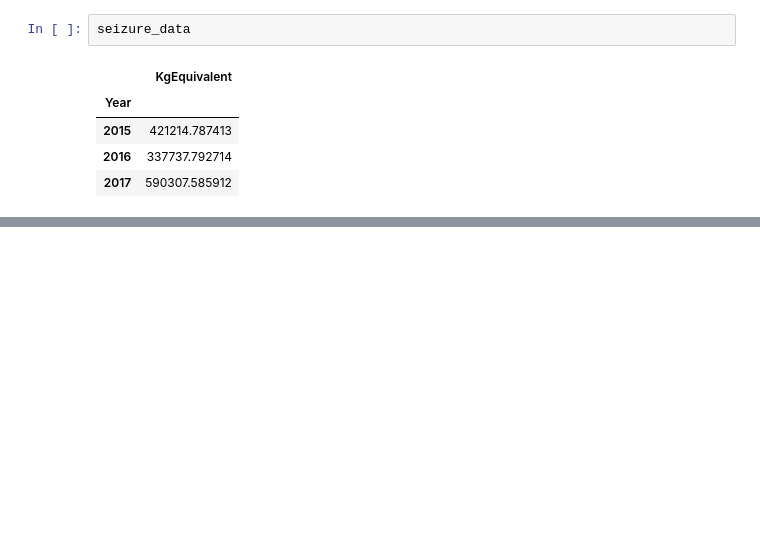
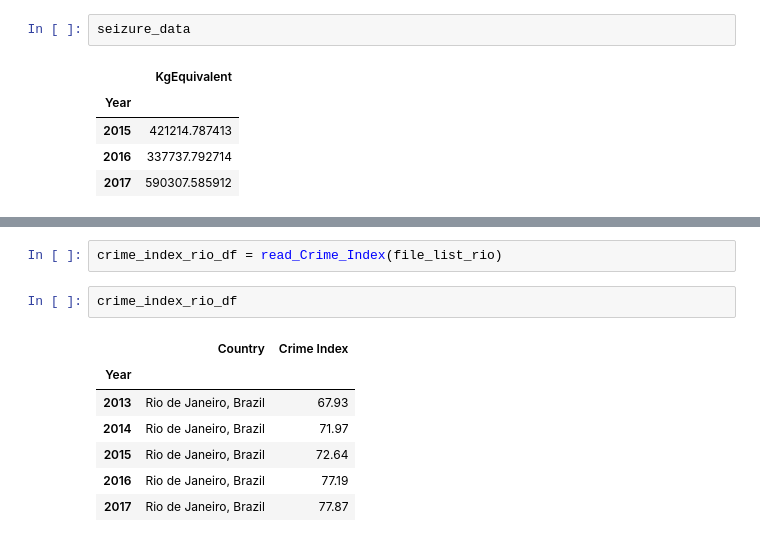
Before and after one commit to Trevor-Velez/project-1, a Jupyter notebook: Trevor Velez/Crime Rates Second Look.ipynb, the cells around one changed output, grey strips where cells are left out. Saved outputs shown, nothing was run; the diff lists cells and outputs as text; blank space fills up the shorter version.

```diff
--- a/Trevor Velez/Crime Rates Second Look.ipynb
+++ b/Trevor Velez/Crime Rates Second Look.ipynb
@@ -302,0 +319,12 @@ plt.show()
+# %%
+crime_index_rio_df = read_Crime_Index(file_list_rio)
+# %%
+crime_index_rio_df
+# %% [output]
+|  | Country | Crime Index |
+| Year |  |  |
+| 2013 | Rio de Janeiro, Brazil | 67.93 |
+| 2014 | Rio de Janeiro, Brazil | 71.97 |
+| 2015 | Rio de Janeiro, Brazil | 72.64 |
+| 2016 | Rio de Janeiro, Brazil | 77.19 |
+| 2017 | Rio de Janeiro, Brazil | 77.87 |
```
Also changed, not shown: parts of 18 cells of this notebook, 7 other files.
